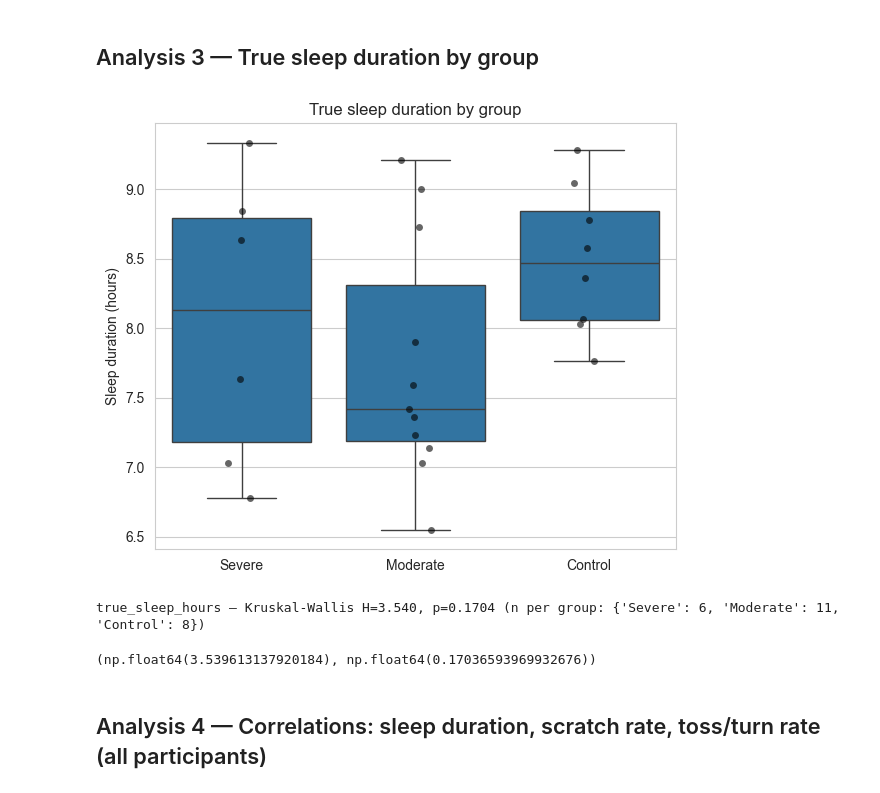
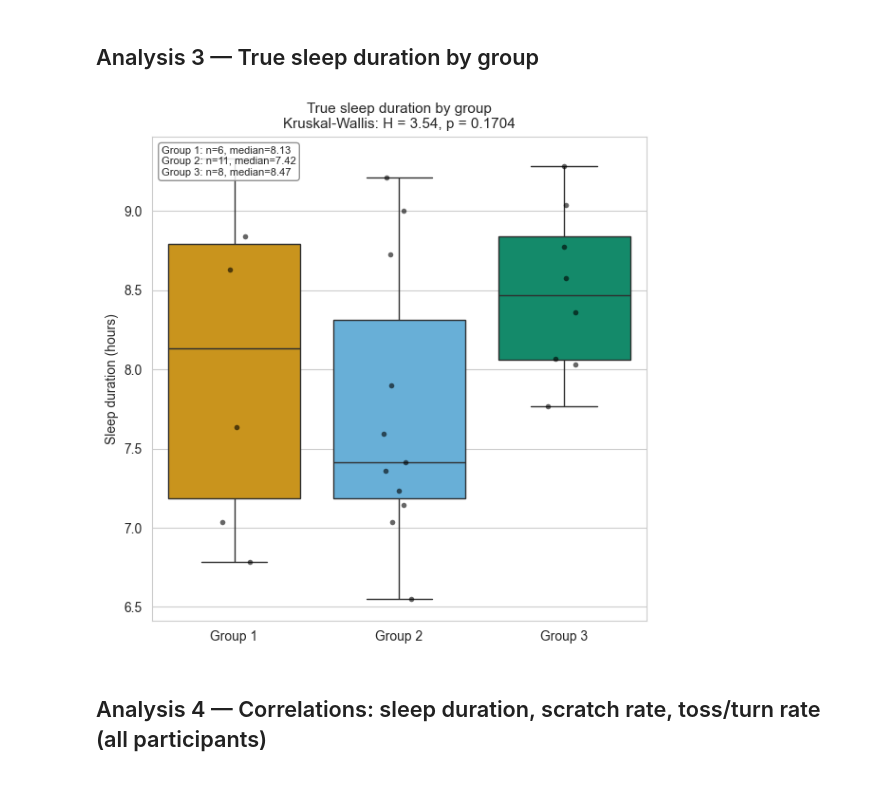
Before and after one commit to ryadl14/Mind_and_Skin, a Jupyter notebook: scripts/tossnturn_analysis.ipynb, the cells around one changed output. Drawn from its saved outputs; the diff is of its cells as text; code cells hidden in the pictures.

```diff
--- a/scripts/tossnturn_analysis.ipynb
+++ b/scripts/tossnturn_analysis.ipynb
@@ -21,6 +21,14 @@ import re
 import itertools
 
 sns.set_style('whitegrid')
+
+# Okabe-Ito colourblind-safe palette, fixed per group across every plot in this notebook
+GROUP_PALETTE = {
+    'Group 1': '#E69F00',  # orange
+    'Group 2': '#56B4E9',  # sky blue
+    'Group 3': '#009E73',  # bluish green
+}
+GROUP_ORDER = ['Group 1', 'Group 2', 'Group 3']
 # %% [markdown]
 ## 1. Load data and prepare groups
 # %%
@@ -30,7 +38,7 @@ processed_dir = Path("C:/Users/ryadl/Desktop/EMFIT_local/Emfit_1/data/processed"
 df = pd.read_csv(participant_data_path)
 df = df[df['sync_status'] == 'OK'].copy()
 
-GROUP_LABELS = {1: 'Severe', 2: 'Moderate', 3: 'Control'}
+GROUP_LABELS = {1: 'Group 1', 2: 'Group 2', 3: 'Group 3'}
 df['group'] = pd.to_numeric(df['group'], errors='coerce')
 df['group_label'] = df['group'].map(GROUP_LABELS)
 df['easi'] = pd.to_numeric(df['easi'], errors='coerce')
@@ -204,18 +322,13 @@ scratch_per_hour_sleep — Kruskal-Wallis H=14.797, p=0.0006 (n per group: {'Sev
 # %% [markdown]
 ## Analysis 3 — True sleep duration by group
 # %%
-fig, ax = plt.subplots(figsize=(6, 5))
+fig, ax = plt.subplots(figsize=(6, 6))
 group_boxplot(df, 'true_sleep_hours', 'True sleep duration by group', ax)
 ax.set_ylabel('Sleep duration (hours)')
 plt.tight_layout()
 plt.show()
-
-print()
-kruskal_by_group(df, 'true_sleep_hours')
 # %% [output]
-[figure, old version]
+[figure, new version]
-true_sleep_hours — Kruskal-Wallis H=3.540, p=0.1704 (n per group: {'Severe': 6, 'Moderate': 11, 'Control': 8})
-(np.float64(3.539613137920184), np.float64(0.17036593969932676))
 # %% [markdown]
 ## Analysis 4 — Correlations: sleep duration, scratch rate, toss/turn rate (all participants)
 # %%
```
Also changed, not shown: parts of 6 cells of this notebook.
